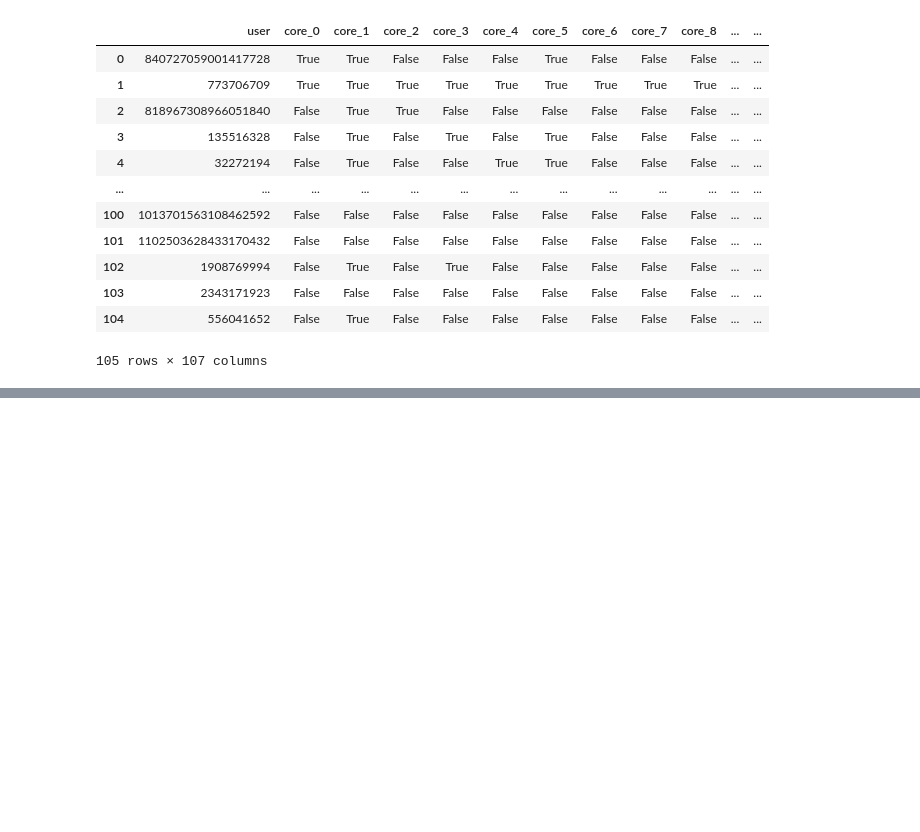
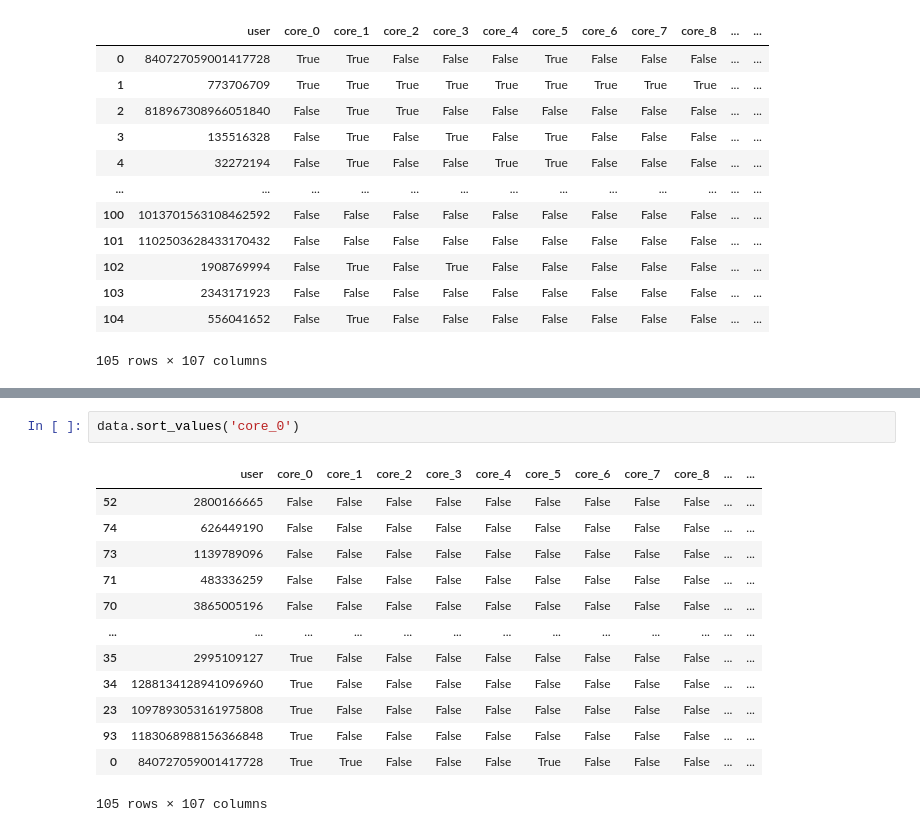
Before and after one commit to ZonovaX/SocialNetworkers, a Jupyter notebook: Messing Around/Network.ipynb, the cells around one changed output, grey strips where cells are left out. Drawn from its saved outputs; the diff is of its cells as text; blank space fills up the shorter version.

```diff
--- a/Messing Around/Network.ipynb
+++ b/Messing Around/Network.ipynb
@@ -25,0 +43,16 @@ for user in
+# %%
+data.sort_values('core_0')
+# %% [output]
+|  | user | core_0 | core_1 | core_2 | core_3 | core_4 | core_5 | core_6 | core_7 | core_8 | ... | ... |
+| 52 | 2800166665 | False | False | False | False | False | False | False | False | False | ... | ... |
+| 74 | 626449190 | False | False | False | False | False | False | False | False | False | ... | ... |
+| 73 | 1139789096 | False | False | False | False | False | False | False | False | False | ... | ... |
+| 71 | 483336259 | False | False | False | False | False | False | False | False | False | ... | ... |
+| 70 | 3865005196 | False | False | False | False | False | False | False | False | False | ... | ... |
+| ... | ... | ... | ... | ... | ... | ... | ... | ... | ... | ... | ... | ... |
+| 35 | 2995109127 | True | False | False | False | False | False | False | False | False | ... | ... |
+| 34 | 1288134128941096960 | True | False | False | False | False | False | False | False | False | ... | ... |
+| 23 | 1097893053161975808 | True | False | False | False | False | False | False | False | False | ... | ... |
+| 93 | 1183068988156366848 | True | False | False | False | False | False | False | False | False | ... | ... |
+| 0 | 840727059001417728 | True | True | False | False | False | True | False | False | False | ... | ... |
+105 rows × 107 columns
```
Also changed, not shown: parts of 2 cells of this notebook, 4 other files.
